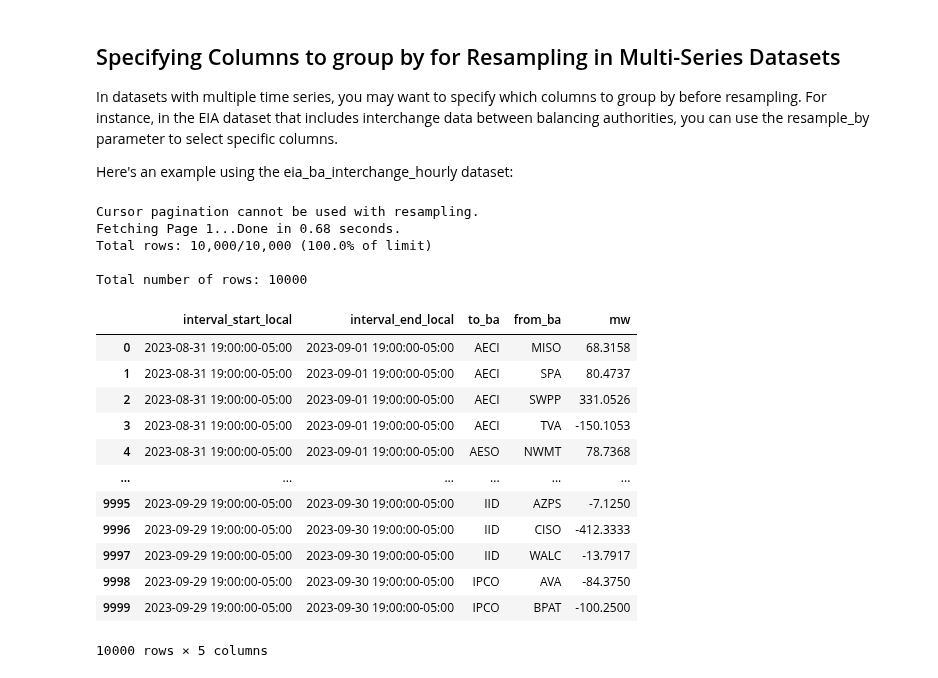
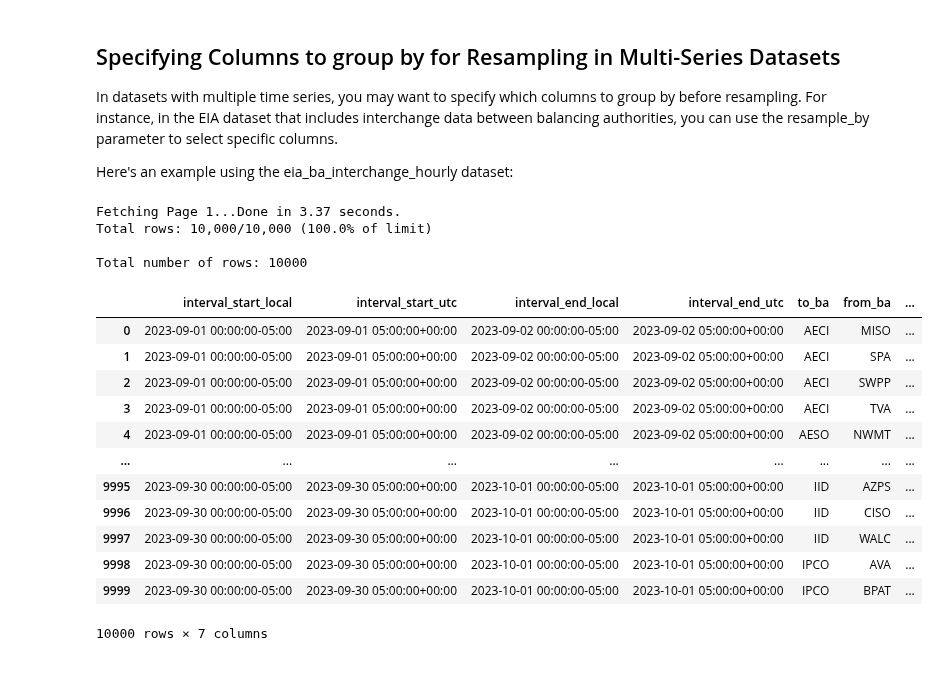
Before and after one commit to gridstatus/gridstatusio, a Jupyter notebook: Examples/Resample Data.ipynb, the cells around one changed output. Cells and saved outputs as stored; diff of their text form; code cells hidden in the pictures.

```diff
--- a/Examples/Resample Data.ipynb
+++ b/Examples/Resample Data.ipynb
@@ -357,34 +347,33 @@ Here's an example using the eia_ba_interchange_hourly dataset:
 # %%
 eia_daily_interchange = client.get_dataset(
     dataset="eia_ba_interchange_hourly",
     start="Sep 1, 2023",
     end="Oct 1, 2023",
     resample="1 day",
     resample_by=["interval_start_utc", "to_ba", "from_ba"],
-    tz="US/Central",
+    timezone="US/Central",
     limit=QUERY_LIMIT,
 )
 
 eia_daily_interchange
 # %% [output]
-Cursor pagination cannot be used with resampling.
-Fetching Page 1...Done in 0.68 seconds.
+Fetching Page 1...Done in 3.37 seconds.
 Total rows: 10,000/10,000 (100.0% of limit)
 
 Total number of rows: 10000
-|  | interval_start_local | interval_end_local | to_ba | from_ba | mw |
-| 0 | 2023-08-31 19:00:00-05:00 | 2023-09-01 19:00:00-05:00 | AECI | MISO | 68.3158 |
-| 1 | 2023-08-31 19:00:00-05:00 | 2023-09-01 19:00:00-05:00 | AECI | SPA | 80.4737 |
-| 2 | 2023-08-31 19:00:00-05:00 | 2023-09-01 19:00:00-05:00 | AECI | SWPP | 331.0526 |
-| 3 | 2023-08-31 19:00:00-05:00 | 2023-09-01 19:00:00-05:00 | AECI | TVA | -150.1053 |
-| 4 | 2023-08-31 19:00:00-05:00 | 2023-09-01 19:00:00-05:00 | AESO | NWMT | 78.7368 |
-| ... | ... | ... | ... | ... | ... |
-| 9995 | 2023-09-29 19:00:00-05:00 | 2023-09-30 19:00:00-05:00 | IID | AZPS | -7.1250 |
-| 9996 | 2023-09-29 19:00:00-05:00 | 2023-09-30 19:00:00-05:00 | IID | CISO | -412.3333 |
-| 9997 | 2023-09-29 19:00:00-05:00 | 2023-09-30 19:00:00-05:00 | IID | WALC | -13.7917 |
-| 9998 | 2023-09-29 19:00:00-05:00 | 2023-09-30 19:00:00-05:00 | IPCO | AVA | -84.3750 |
-| 9999 | 2023-09-29 19:00:00-05:00 | 2023-09-30 19:00:00-05:00 | IPCO | BPAT | -100.2500 |
+|  | interval_start_local | interval_start_utc | interval_end_local | interval_end_utc | to_ba | from_ba | ... |
+| 0 | 2023-09-01 00:00:00-05:00 | 2023-09-01 05:00:00+00:00 | 2023-09-02 00:00:00-05:00 | 2023-09-02 05:00:00+00:00 | AECI | MISO | ... |
+| 1 | 2023-09-01 00:00:00-05:00 | 2023-09-01 05:00:00+00:00 | 2023-09-02 00:00:00-05:00 | 2023-09-02 05:00:00+00:00 | AECI | SPA | ... |
+| 2 | 2023-09-01 00:00:00-05:00 | 2023-09-01 05:00:00+00:00 | 2023-09-02 00:00:00-05:00 | 2023-09-02 05:00:00+00:00 | AECI | SWPP | ... |
+| 3 | 2023-09-01 00:00:00-05:00 | 2023-09-01 05:00:00+00:00 | 2023-09-02 00:00:00-05:00 | 2023-09-02 05:00:00+00:00 | AECI | TVA | ... |
+| 4 | 2023-09-01 00:00:00-05:00 | 2023-09-01 05:00:00+00:00 | 2023-09-02 00:00:00-05:00 | 2023-09-02 05:00:00+00:00 | AESO | NWMT | ... |
+| ... | ... | ... | ... | ... | ... | ... | ... |
+| 9995 | 2023-09-30 00:00:00-05:00 | 2023-09-30 05:00:00+00:00 | 2023-10-01 00:00:00-05:00 | 2023-10-01 05:00:00+00:00 | IID | AZPS | ... |
+| 9996 | 2023-09-30 00:00:00-05:00 | 2023-09-30 05:00:00+00:00 | 2023-10-01 00:00:00-05:00 | 2023-10-01 05:00:00+00:00 | IID | CISO | ... |
+| 9997 | 2023-09-30 00:00:00-05:00 | 2023-09-30 05:00:00+00:00 | 2023-10-01 00:00:00-05:00 | 2023-10-01 05:00:00+00:00 | IID | WALC | ... |
+| 9998 | 2023-09-30 00:00:00-05:00 | 2023-09-30 05:00:00+00:00 | 2023-10-01 00:00:00-05:00 | 2023-10-01 05:00:00+00:00 | IPCO | AVA | ... |
+| 9999 | 2023-09-30 00:00:00-05:00 | 2023-09-30 05:00:00+00:00 | 2023-10-01 00:00:00-05:00 | 2023-10-01 05:00:00+00:00 | IPCO | BPAT | ... |
-10000 rows × 5 columns
+10000 rows × 7 columns
 # %%
 eia_daily_interchange = client.get_dataset(
     dataset="ercot_lmp_by_settlement_point",
```
Also changed, not shown: parts of 10 cells of this notebook, 4 other files.
